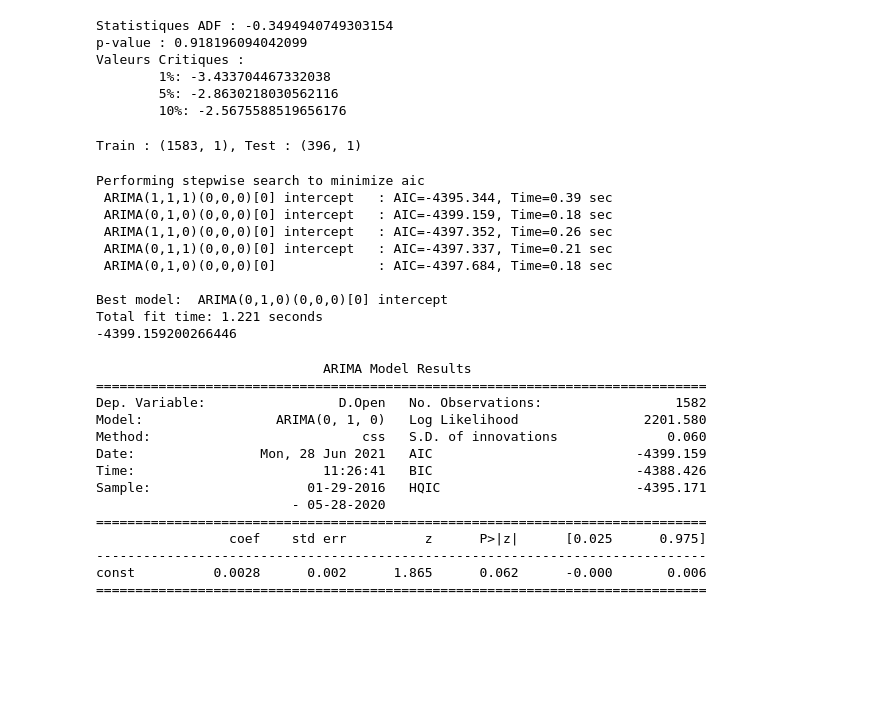
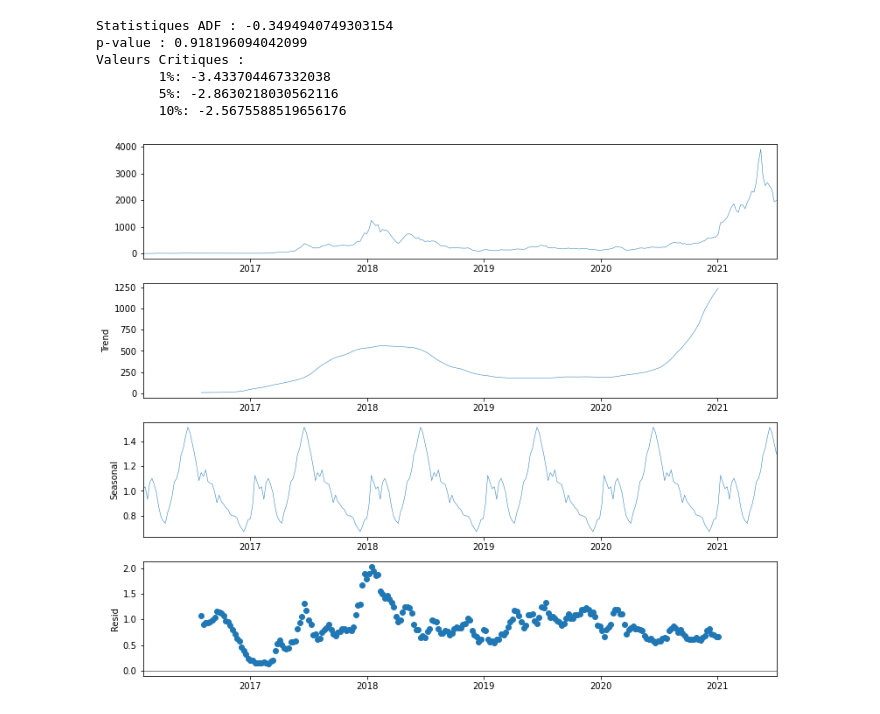
Before and after one commit to Galex33/time_serie_ethereum, a Jupyter notebook: stats_model/arima_clean.ipynb, the cells around one changed output. Drawn from its saved outputs; the diff is of its cells as text; code cells hidden in the pictures; blank space fills up the shorter version.

```diff
--- a/stats_model/arima_clean.ipynb
+++ b/stats_model/arima_clean.ipynb
@@ -96,34 +87,0 @@ df_log = np.log(df)
-# %%
-y, train, test = train_test(df_log, 0.80)
-# %% [output]
-Train : (1583, 1), Test : (396, 1)
-# %%
-auto_arima(train)
-# %% [output]
-Performing stepwise search to minimize aic
- ARIMA(1,1,1)(0,0,0)[0] intercept   : AIC=-4395.344, Time=0.39 sec
- ARIMA(0,1,0)(0,0,0)[0] intercept   : AIC=-4399.159, Time=0.18 sec
- ARIMA(1,1,0)(0,0,0)[0] intercept   : AIC=-4397.352, Time=0.26 sec
- ARIMA(0,1,1)(0,0,0)[0] intercept   : AIC=-4397.337, Time=0.21 sec
- ARIMA(0,1,0)(0,0,0)[0]             : AIC=-4397.684, Time=0.18 sec
-
-Best model:  ARIMA(0,1,0)(0,0,0)[0] intercept
-Total fit time: 1.221 seconds
--4399.159200266446
-# %%
-model_fit = fit_summary(ARIMA, train, (0, 1, 0), 'D')
-# %% [output]
-                             ARIMA Model Results
-==============================================================================
-Dep. Variable:                 D.Open   No. Observations:                 1582
-Model:                 ARIMA(0, 1, 0)   Log Likelihood                2201.580
-Method:                           css   S.D. of innovations              0.060
-Date:                Mon, 28 Jun 2021   AIC                          -4399.159
-Time:                        11:26:41   BIC                          -4388.426
-Sample:                    01-29-2016   HQIC                         -4395.171
-                         - 05-28-2020
-==============================================================================
-                 coef    std err          z      P>|z|      [0.025      0.975]
-------------------------------------------------------------------------------
-const          0.0028      0.002      1.865      0.062      -0.000       0.006
-==============================================================================
@@ -129,0 +90,6 @@ const          0.0028      0.002      1.865      0.062      -0.000       0.006
+# %%
+decomposition = seasonal_decompose(df_weeklyopen, model='multiplicative')
+fig = decomposition.plot()
+plt.show()
+# %% [output]
+[figure, added]
```
Also changed, not shown: parts of 20 cells of this notebook, 3 other files.
